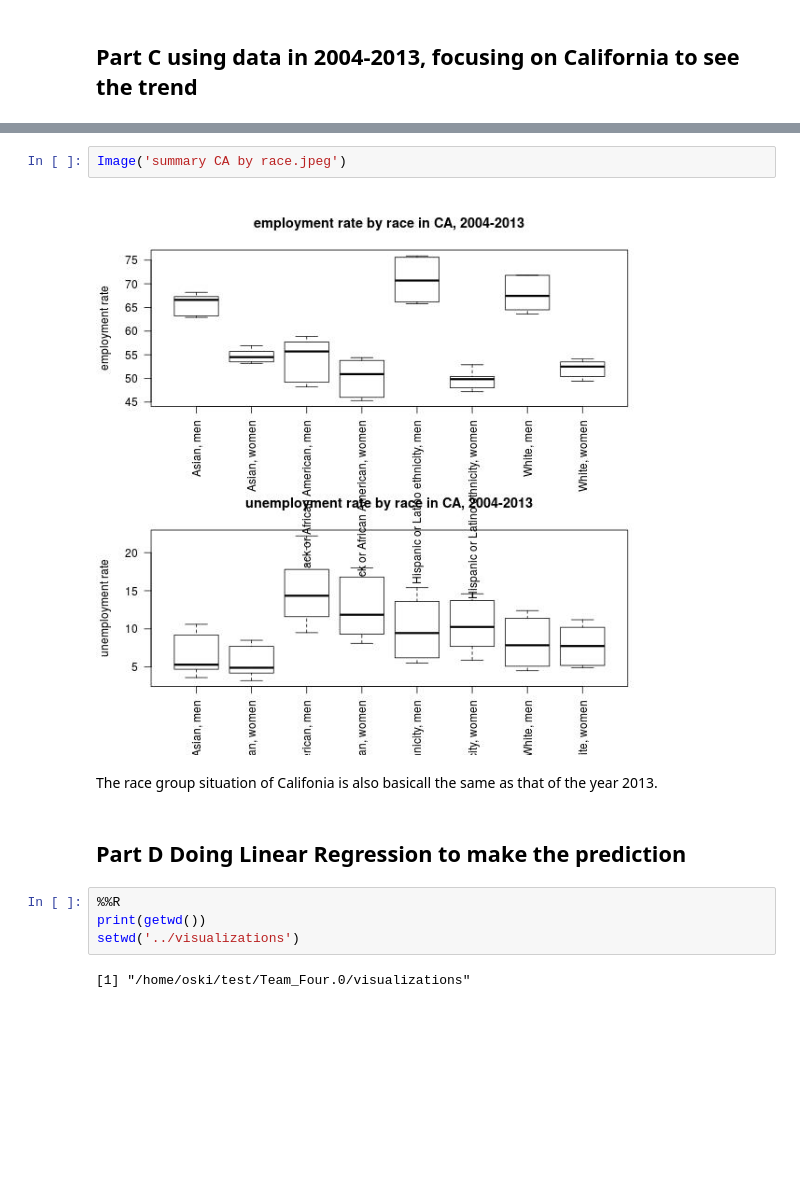
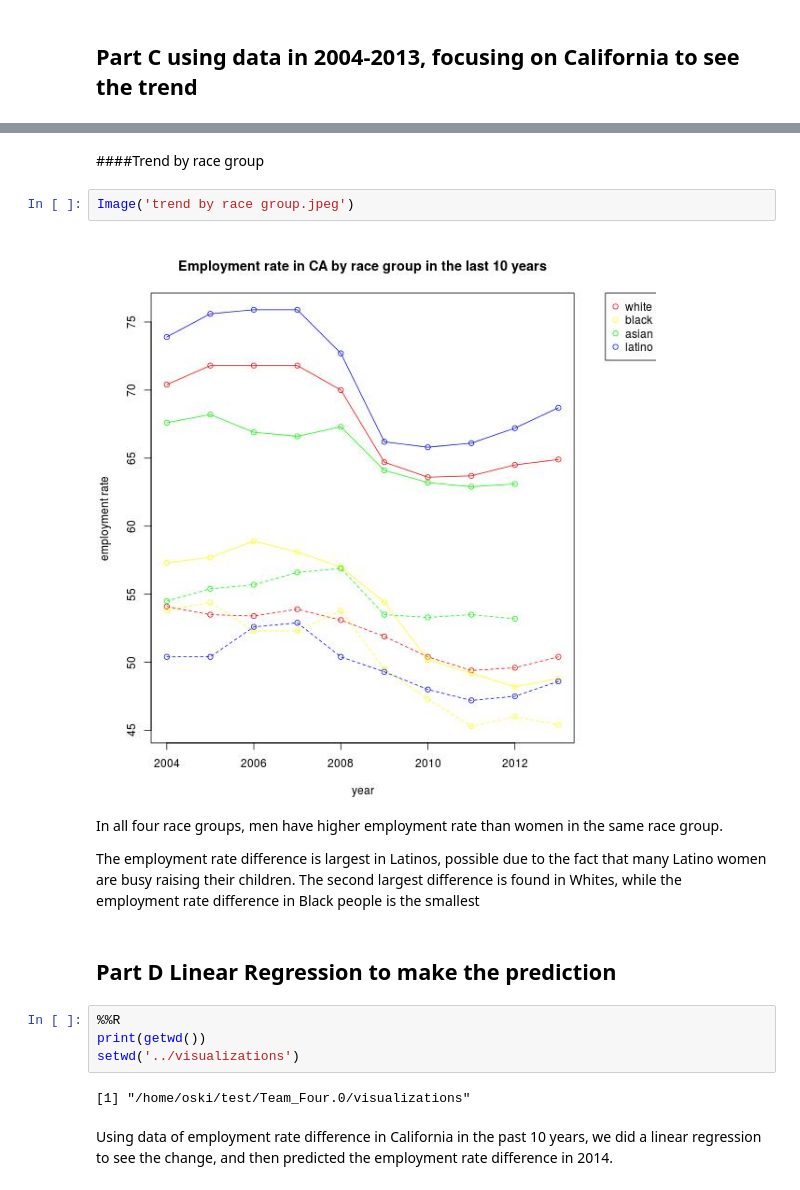
Before and after one commit to yuhanw/Team_Four.0, a Jupyter notebook: notebooks/NB4_project_report.ipynb, the cells around one changed output, grey strips where cells are left out. Drawn from its saved outputs; the diff is of its cells as text; blank space fills up the shorter version.

```diff
--- a/notebooks/NB4_project_report.ipynb
+++ b/notebooks/NB4_project_report.ipynb
@@ -176,17 +318,24 @@ The age group situation of Califonia is basicall the same as that of the year 20
+# %% [markdown]
+####Trend by race group
 # %%
-Image('summary CA by race.jpeg')
+Image('trend by race group.jpeg')
 # %% [output]
-[figure, old version]
+[figure, new version]
-# %% [markdown]
-The race group situation of Califonia is also basicall the same as that of the year 2013.
+# %% [markdown]
+
+In all four race groups, men have higher employment rate than women in the same race group.
+
+The employment rate difference is largest in Latinos, possible due to the fact that many Latino women are busy raising their children. The second largest difference is found in Whites, while the employment rate difference in Black people is the smallest
 # %% [markdown]
-## Part D Doing Linear Regression to make the prediction
+## Part D Linear Regression to make the prediction
 # %%
 %%R
 print(getwd())
 setwd('../visualizations')
 # %% [output]
 [1] "/home/oski/test/Team_Four.0/visualizations"
+# %% [markdown]
+Using data of employment rate difference in California in the past 10 years, we did a linear regression to see the change, and then predicted the employment rate difference in 2014.
 # %%
 Image('prediction emp.jpeg')
 # %% [output]
```
Also changed, not shown: parts of 42 cells of this notebook, 2 other files.
